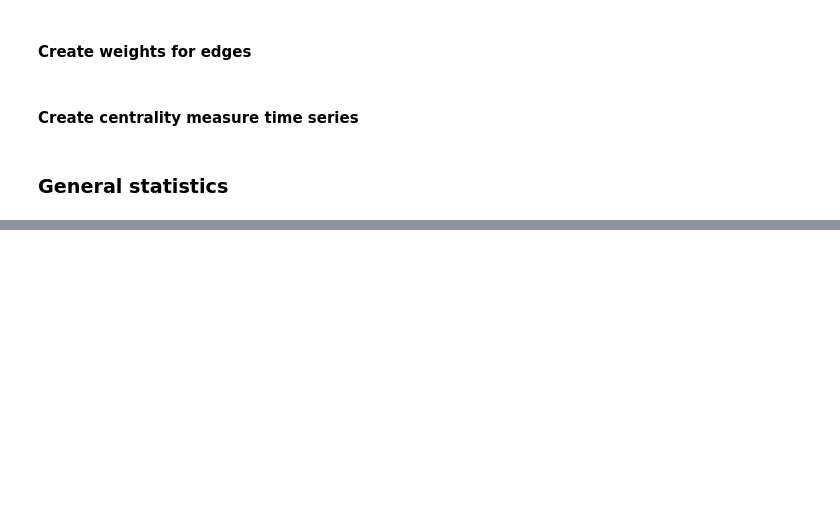
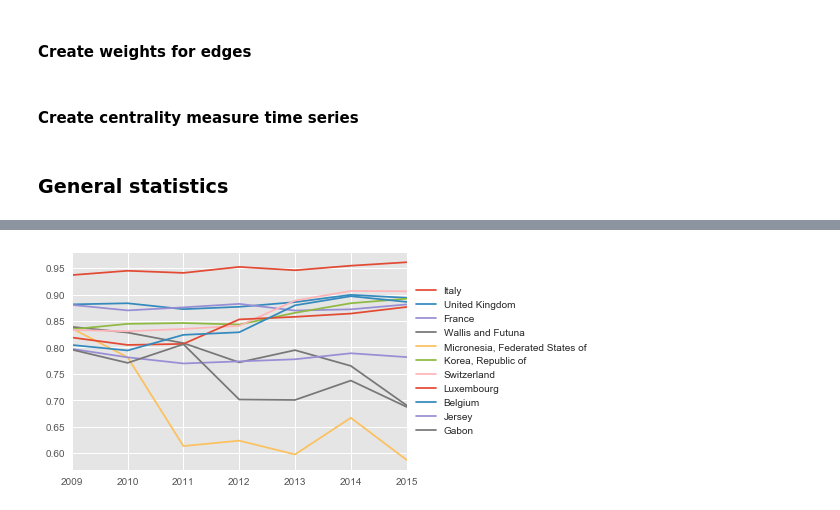
Before and after one commit to dshen1/imf_gff_metwork, a Jupyter notebook: GFF/3_export_time_series_centrality.ipynb, the cells around one changed output, grey strips where cells are left out. Cells and saved outputs as stored; diff of their text form; code cells hidden in the pictures; blank space fills up the shorter version.

```diff
--- a/GFF/3_export_time_series_centrality.ipynb
+++ b/GFF/3_export_time_series_centrality.ipynb
@@ -133,0 +137,4 @@ plot_top_n(between_centrality,10)
+# %%
+plot_top_n(closeness_centrality,10)
+# %% [output]
+[figure, added]
```
Also changed, not shown: parts of 7 cells of this notebook, 15 other files.
